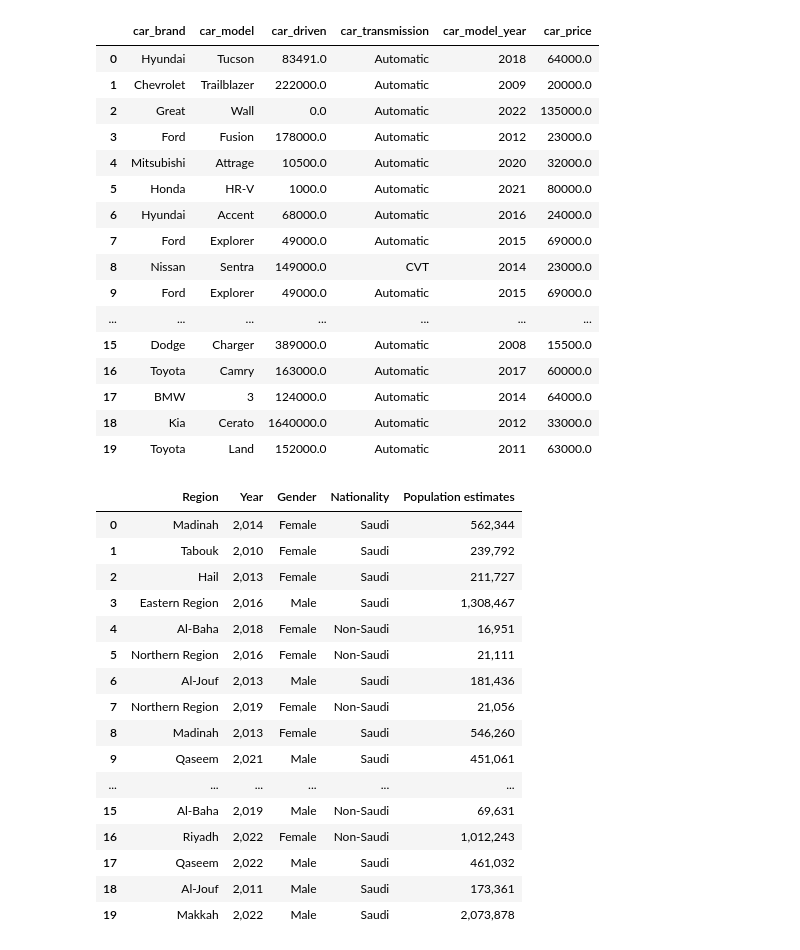
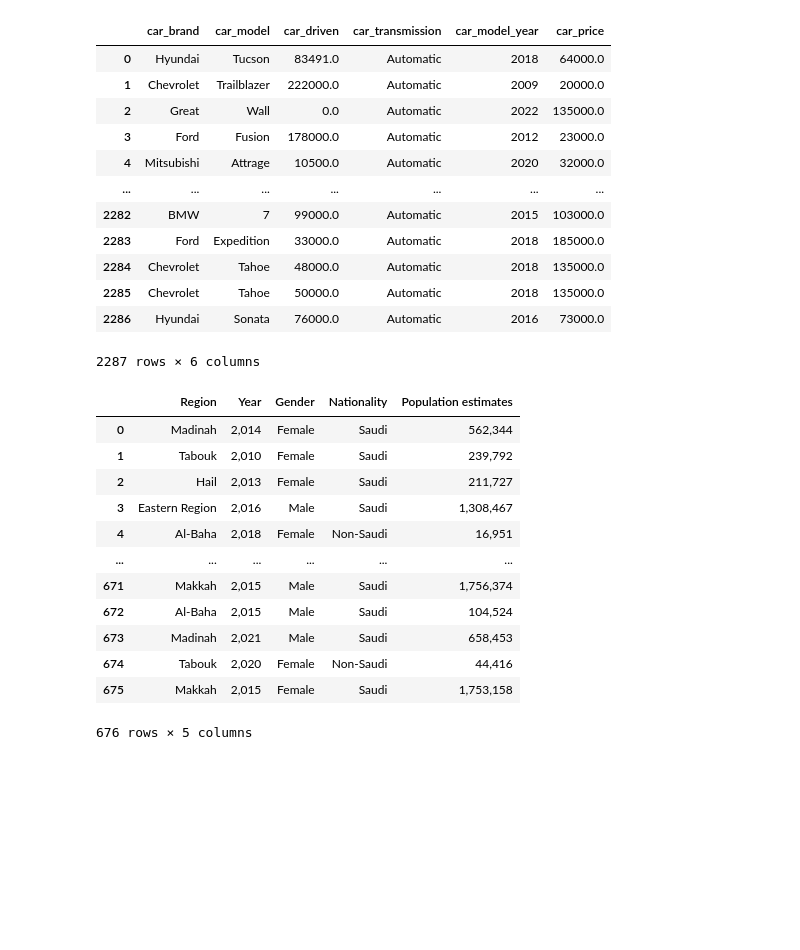
Before and after one commit to Nada-x/Public-Transportation, a Jupyter notebook: team2.ipynb, the cells around one changed output. Saved outputs shown, nothing was run; the diff lists cells and outputs as text; code cells hidden in the pictures; blank space fills up the shorter version.

```diff
--- a/team2.ipynb
+++ b/team2.ipynb
@@ -27,27 +13,23 @@ df.head(5)
 # %%
-df1 = pd.read_csv("used_car_cleaned.csv")
-df1.head(20)
+cars = pd.read_csv("used_car_cleaned.csv")
+cars
 # %% [output]
 |  | car_brand | car_model | car_driven | car_transmission | car_model_year | car_price |
 | 0 | Hyundai | Tucson | 83491.0 | Automatic | 2018 | 64000.0 |
 | 1 | Chevrolet | Trailblazer | 222000.0 | Automatic | 2009 | 20000.0 |
 | 2 | Great | Wall | 0.0 | Automatic | 2022 | 135000.0 |
 | 3 | Ford | Fusion | 178000.0 | Automatic | 2012 | 23000.0 |
 | 4 | Mitsubishi | Attrage | 10500.0 | Automatic | 2020 | 32000.0 |
-| 5 | Honda | HR-V | 1000.0 | Automatic | 2021 | 80000.0 |
-| 6 | Hyundai | Accent | 68000.0 | Automatic | 2016 | 24000.0 |
-| 7 | Ford | Explorer | 49000.0 | Automatic | 2015 | 69000.0 |
-| 8 | Nissan | Sentra | 149000.0 | CVT | 2014 | 23000.0 |
-| 9 | Ford | Explorer | 49000.0 | Automatic | 2015 | 69000.0 |
 | ... | ... | ... | ... | ... | ... | ... |
-| 15 | Dodge | Charger | 389000.0 | Automatic | 2008 | 15500.0 |
-| 16 | Toyota | Camry | 163000.0 | Automatic | 2017 | 60000.0 |
-| 17 | BMW | 3 | 124000.0 | Automatic | 2014 | 64000.0 |
-| 18 | Kia | Cerato | 1640000.0 | Automatic | 2012 | 33000.0 |
-| 19 | Toyota | Land | 152000.0 | Automatic | 2011 | 63000.0 |
+| 2282 | BMW | 7 | 99000.0 | Automatic | 2015 | 103000.0 |
+| 2283 | Ford | Expedition | 33000.0 | Automatic | 2018 | 185000.0 |
+| 2284 | Chevrolet | Tahoe | 48000.0 | Automatic | 2018 | 135000.0 |
+| 2285 | Chevrolet | Tahoe | 50000.0 | Automatic | 2018 | 135000.0 |
+| 2286 | Hyundai | Sonata | 76000.0 | Automatic | 2016 | 73000.0 |
+2287 rows × 6 columns
 # %%
-df2 = pd.read_csv("Population estimates by gender nationality and region 2010 - 2022_data.csv")
-df2.head(20)
+Population = pd.read_csv("Population_estimates_by_gender_nationality_and_region_2010_-_2022_data.csv")
+Population
 # %% [output]
 |  | Region | Year | Gender | Nationality | Population estimates |
 | 0 | Madinah | 2,014 | Female | Saudi | 562,344 |
@@ -55,14 +37,10 @@ df2.head(20)
 | 2 | Hail | 2,013 | Female | Saudi | 211,727 |
 | 3 | Eastern Region | 2,016 | Male | Saudi | 1,308,467 |
 | 4 | Al-Baha | 2,018 | Female | Non-Saudi | 16,951 |
-| 5 | Northern Region | 2,016 | Female | Non-Saudi | 21,111 |
-| 6 | Al-Jouf | 2,013 | Male | Saudi | 181,436 |
-| 7 | Northern Region | 2,019 | Female | Non-Saudi | 21,056 |
-| 8 | Madinah | 2,013 | Female | Saudi | 546,260 |
-| 9 | Qaseem | 2,021 | Male | Saudi | 451,061 |
 | ... | ... | ... | ... | ... | ... |
-| 15 | Al-Baha | 2,019 | Male | Non-Saudi | 69,631 |
-| 16 | Riyadh | 2,022 | Female | Non-Saudi | 1,012,243 |
-| 17 | Qaseem | 2,022 | Male | Saudi | 461,032 |
-| 18 | Al-Jouf | 2,011 | Male | Saudi | 173,361 |
-| 19 | Makkah | 2,022 | Male | Saudi | 2,073,878 |
+| 671 | Makkah | 2,015 | Male | Saudi | 1,756,374 |
+| 672 | Al-Baha | 2,015 | Male | Saudi | 104,524 |
+| 673 | Madinah | 2,021 | Male | Saudi | 658,453 |
+| 674 | Tabouk | 2,020 | Female | Non-Saudi | 44,416 |
+| 675 | Makkah | 2,015 | Female | Saudi | 1,753,158 |
+676 rows × 5 columns
```
Also changed, not shown: parts of 37 cells of this notebook, 2 other files.
